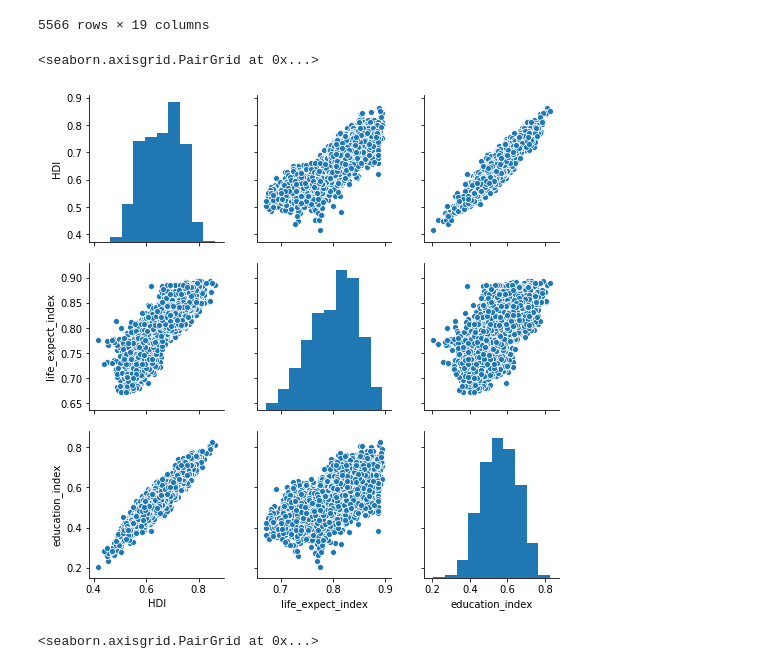
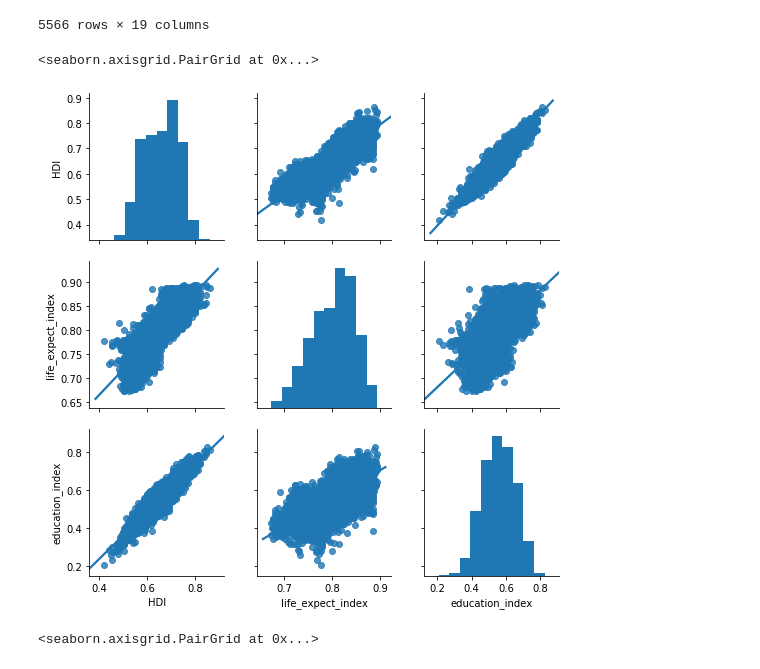
Before and after one commit to mvsantosdev/machine-learning-an-introduction-for-physics, a Jupyter notebook: notebooks/EDA.ipynb, the cells around one changed output. Drawn from its saved outputs; the diff is of its cells as text; code cells hidden in the pictures.

```diff
--- a/notebooks/EDA.ipynb
+++ b/notebooks/EDA.ipynb
@@ -9,4 +9,4 @@ import pandas as pd
 import matplotlib.pyplot as plt
 import seaborn as sns
 # %%
-brazil = pd.read_csv('data/BRAZIL_CITIES.csv', sep=";", decimal=",")
+brazil = pd.read_csv('../data/BRAZIL_CITIES.csv', sep=";", decimal=",", index_col=0)
@@ -123,10 +122,12 @@ memory usage: 130.8+ KB
 # %%
 features = [
-    "CITY", "STATE", "CAPITAL", "IDHM", "IDHM_Longevidade", "IDHM_Educacao",
+    "STATE", "CAPITAL", "IDHM", "IDHM_Longevidade", "IDHM_Educacao",
     "LONG",  "LAT", "ALT", "AREA", "RURAL_URBAN", "GVA_AGROPEC", "GVA_INDUSTRY",
     "GVA_SERVICES", "GVA_PUBLIC", "GDP", "POP_GDP", "GDP_CAPITA", "GVA_MAIN"
 ]
 
-df = brazil[features]
-pd.isnull(df).sum()
+df = brazil.loc[:, features]
+#pd.isnull(df).sum()
+
+df.head()
 # %% [output]
@@ -175,4 +194,0 @@ memory usage: 869.7+ KB
-# %%
-df = df.reset_index(drop=True)
-
-df.info()
@@ -197,6 +195,6 @@ memory usage: 826.3+ KB
 # %%
 df.columns = [
-    "city", "state", "capital", "HDI", "life_expect_index", "education_index",
+    "state", "capital", "HDI", "life_expect_index", "education_index",
     "longitude",  "latitude", "altitude", "area", "typology", "GVA_agriculture",
     "GVA_industry", "GVA_services", "GVA_public_services", "GDP", "population",
     "GDP_per_capita", "GVA_main"
@@ -353,10 +437,10 @@ df
 | 5565 | Viçosa | RN | 0 | 0.590 | 0.747 | 0.502 | -37.947409 | -5.991857 | 205.49 | ... |
 5566 rows × 19 columns
 # %%
-sns.pairplot(df, vars = ['HDI', 'life_expect_index', 'education_index'])
+sns.pairplot(df, vars = ['HDI', 'life_expect_index', 'education_index'], kind='reg')
 # %% [output]
 <seaborn.axisgrid.PairGrid at 0x...>
-[figure, old version]
+[figure, new version]
 # %%
 sns.pairplot(df, vars = ['HDI', 'life_expect_index', 'education_index'], hue='state')
 # %% [output]
```
Also changed, not shown: parts of 30 cells of this notebook, 2 other files.
